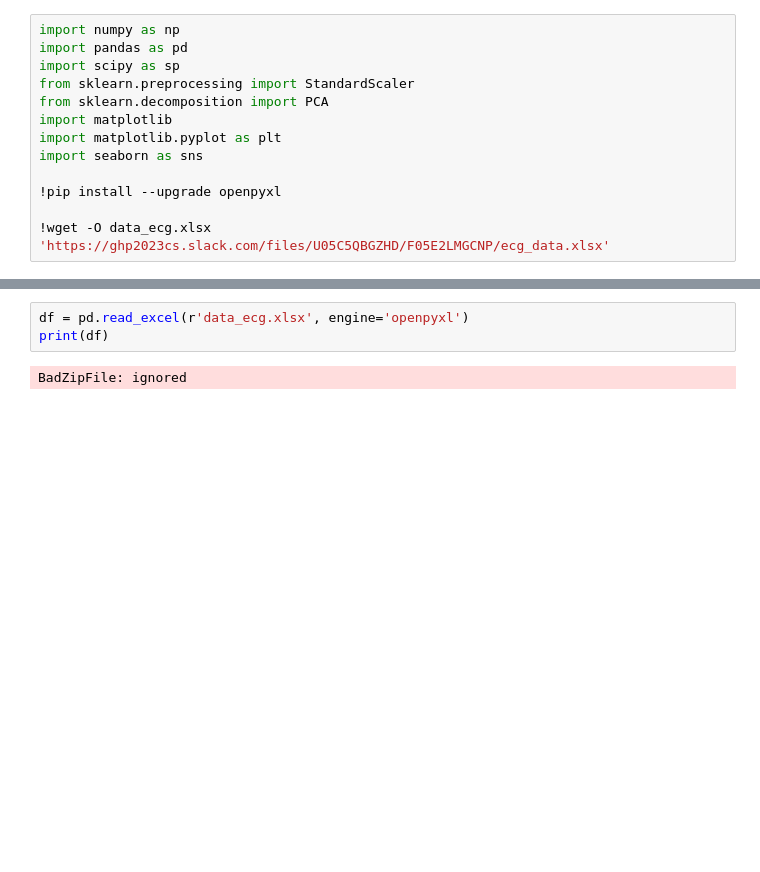
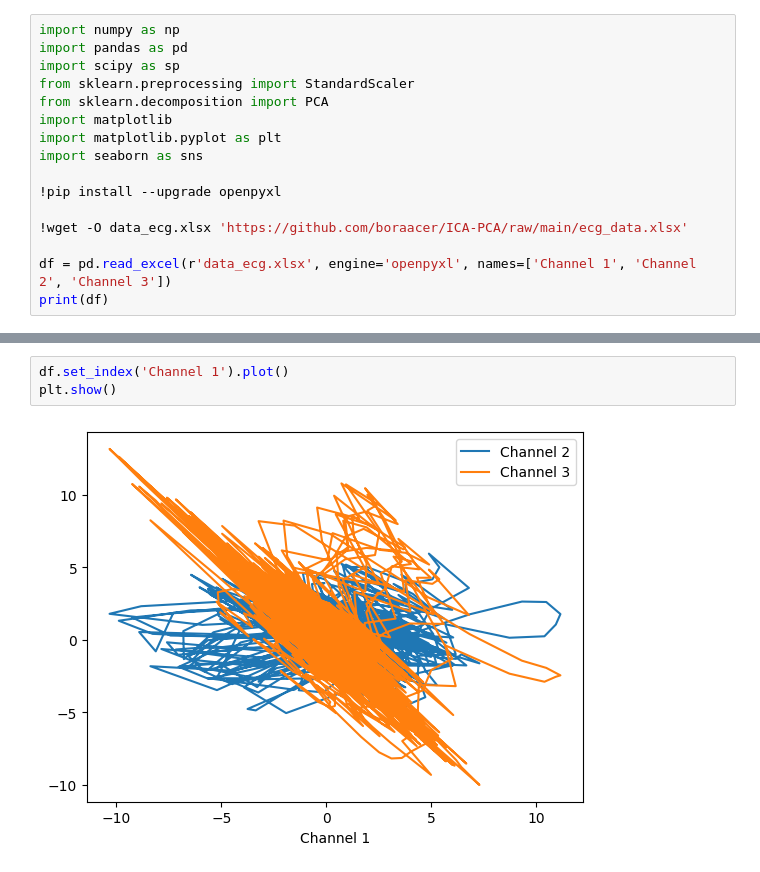
Before and after one commit to boraacer/ICA-PCA, a Jupyter notebook: ICA_PCA.ipynb, the cells around one changed output, grey strips where cells are left out. Saved outputs shown, nothing was run; the diff lists cells and outputs as text; blank space fills up the shorter version.

```diff
--- a/ICA_PCA.ipynb
+++ b/ICA_PCA.ipynb
@@ -12,7 +12,10 @@ import seaborn as sns
 
 !pip install --upgrade openpyxl
 
-!wget -O data_ecg.xlsx 'https://ghp2023cs.slack.com/files/U05C5QBGZHD/F05E2LMGCNP/ecg_data.xlsx'
+!wget -O data_ecg.xlsx 'https://github.com/boraacer/ICA-PCA/raw/main/ecg_data.xlsx'
+
+df = pd.read_excel(r'data_ecg.xlsx', engine='openpyxl', names=['Channel 1', 'Channel 2', 'Channel 3'])
+print(df)
 # %% [output]
 Looking in indexes: https://pypi.org/simple, https://us-python.pkg.dev/colab-wheels/public/simple/
 Requirement already satisfied: openpyxl in /usr/local/lib/python3.10/dist-packages (3.1.2)
@@ -34,5 +37,5 @@ data_ecg.xlsx           [ <=>                ]  39.05K  --.-KB/s    in 0.01s
-# %%
-df = pd.read_excel(r'data_ecg.xlsx', engine='openpyxl')
-print(df)
-# %% [output]
-BadZipFile: ignored
+# %%
+df.set_index('Channel 1').plot()
+plt.show()
+# %% [output]
+[figure, added]
```
Also changed, not shown: parts of 1 cell of this notebook.
